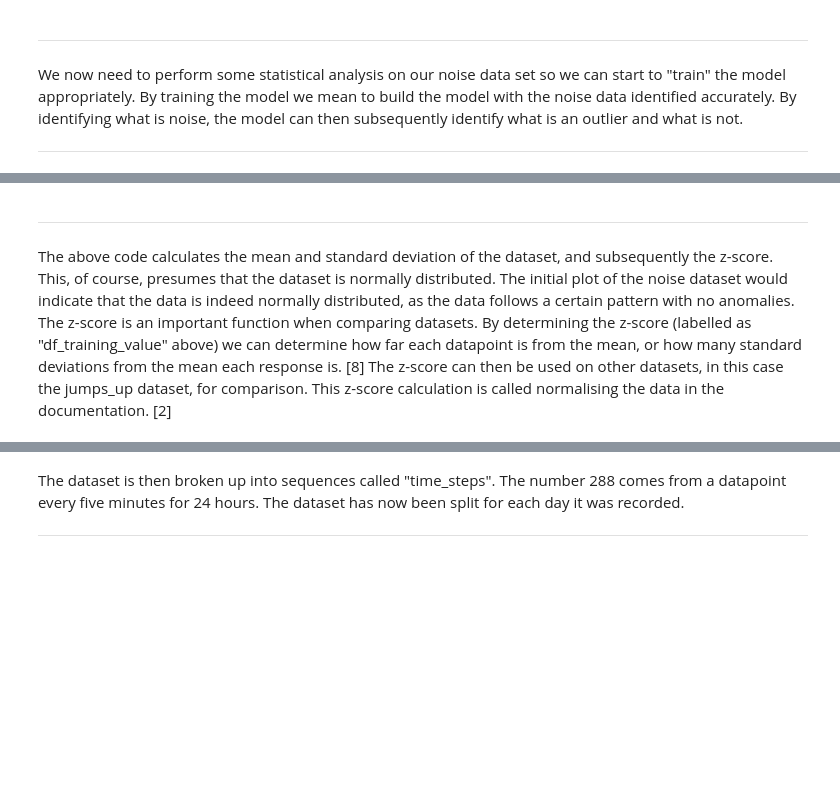
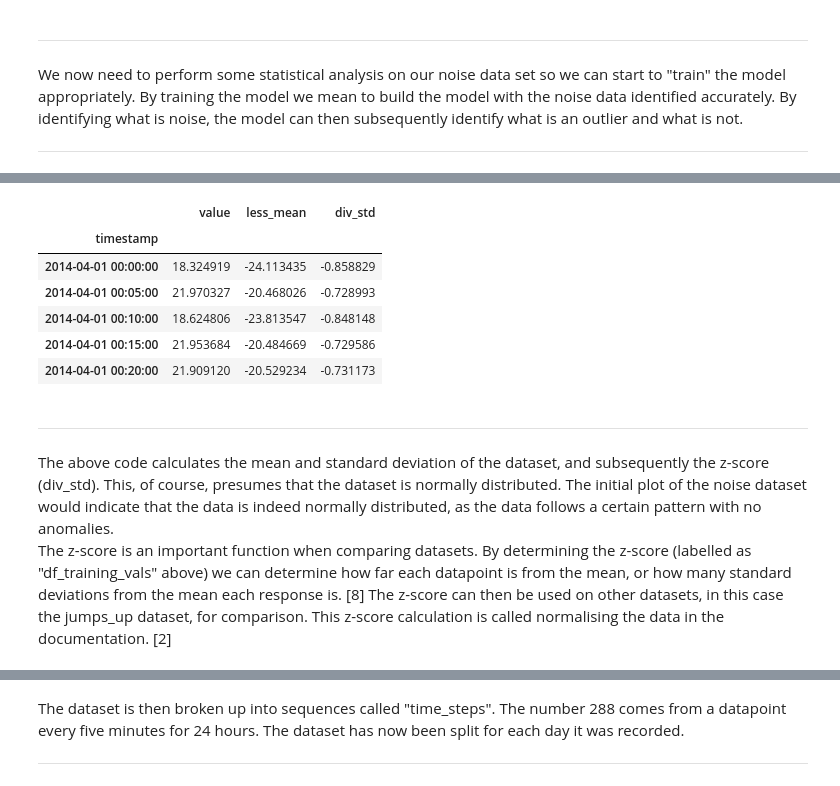
Before and after one commit to G00398275/MLS, a Jupyter notebook: Project/Keras-Project.ipynb, the cells around one changed output, grey strips where cells are left out. Saved outputs shown, nothing was run; the diff lists cells and outputs as text; code cells hidden in the pictures; blank space fills up the shorter version.

```diff
--- a/Project/Keras-Project.ipynb
+++ b/Project/Keras-Project.ipynb
@@ -240,4 +227,18 @@ Number of training samples: 4032
+# %%
+# Adding mead and standard deviation columns to dataframe
+df_small_noise['less_mean'] = df_small_noise['value'] - df_small_noise['value'].mean()
+df_small_noise['div_std'] = df_small_noise['less_mean'] / df_small_noise['value'].std()
+# %%
+df_small_noise.head()
+# %% [output]
+|  | value | less_mean | div_std |
+| timestamp |  |  |  |
+| 2014-04-01 00:00:00 | 18.324919 | -24.113435 | -0.858829 |
+| 2014-04-01 00:05:00 | 21.970327 | -20.468026 | -0.728993 |
+| 2014-04-01 00:10:00 | 18.624806 | -23.813547 | -0.848148 |
+| 2014-04-01 00:15:00 | 21.953684 | -20.484669 | -0.729586 |
+| 2014-04-01 00:20:00 | 21.909120 | -20.529234 | -0.731173 |
 # %% [markdown]
 ***
-The above code calculates the mean and standard deviation of the dataset, and subsequently the z-score. This, of course, presumes that the dataset is normally distributed. The initial plot of the noise dataset would indicate that the data is indeed normally distributed, as the data follows a certain pattern with no anomalies. <br>
-The z-score is an important function when comparing datasets. By determining the z-score (labelled as "df_training_value" above) we can determine how far each datapoint is from the mean, or how many standard deviations from the mean each response is. [8] The z-score can then be used on other datasets, in this case the jumps_up dataset, for comparison. This z-score calculation is called normalising the data in the documentation. [2] <br>
+The above code calculates the mean and standard deviation of the dataset, and subsequently the z-score (div_std). This, of course, presumes that the dataset is normally distributed. The initial plot of the noise dataset would indicate that the data is indeed normally distributed, as the data follows a certain pattern with no anomalies. <br>
+The z-score is an important function when comparing datasets. By determining the z-score (labelled as "df_training_vals" above) we can determine how far each datapoint is from the mean, or how many standard deviations from the mean each response is. [8] The z-score can then be used on other datasets, in this case the jumps_up dataset, for comparison. This z-score calculation is called normalising the data in the documentation. [2] <br>
```
Also changed, not shown: parts of 28 cells of this notebook, 1 other file.
